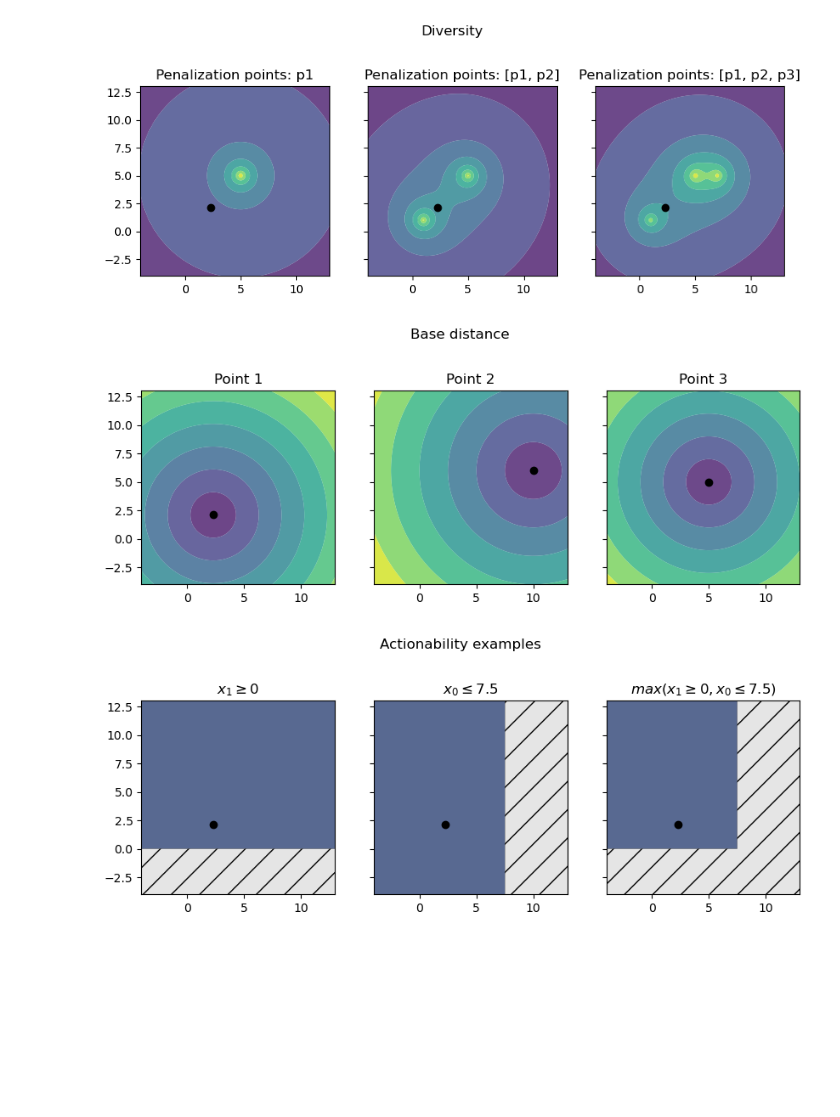
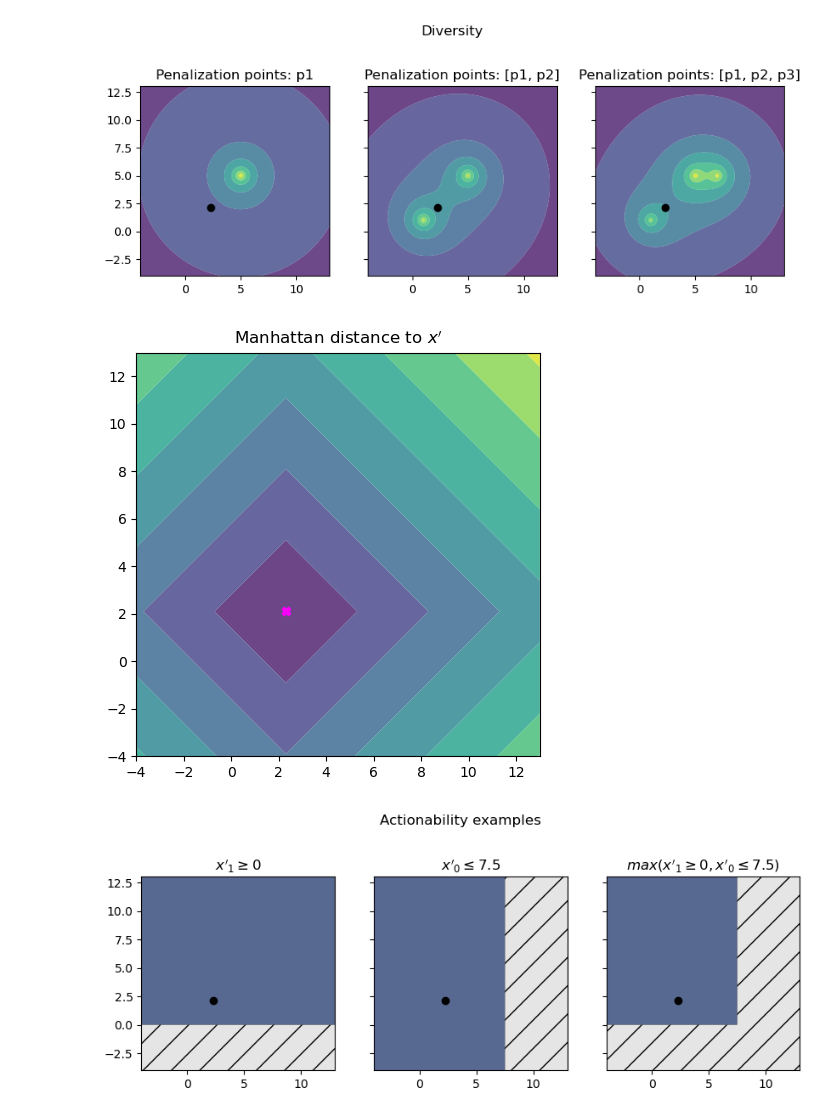
Before and after one commit to rrunix/phd_snippets, a Jupyter notebook: chapter_03.ipynb, the cells around one changed output. Drawn from its saved outputs; the diff is of its cells as text; code cells hidden in the pictures; blank space fills up the shorter version.

```diff
--- a/chapter_03.ipynb
+++ b/chapter_03.ipynb
@@ -240,47 +244,45 @@ fig.tight_layout()
 # %% [output]
 [figure]
 # %%
-distance_function = lambda x, y: np.linalg.norm(x - y, axis=1)
+distance_function = lambda x, y: np.linalg.norm(x - y, axis=1, ord=1)
 
 
 def distance_function_wrapper(base_point, distance=distance_function):
 
     def impl(X):
         return distance(base_point, X)
 
     return impl
 
 
-fig, (ax1, ax2, ax3) = plt.subplots(1, 3, figsize=(10, 3.1), sharey=True)
-ax1.set_box_aspect(1)
-ax2.set_box_aspect(1)
-ax3.set_box_aspect(1)
+fig, (ax1) = plt.subplots(1, 1, sharey=True, subplot_kw={'aspect': 1})
+#ax1.set_box_aspect(1)
+#ax2.set_box_aspect(1)
+#ax3.set_box_aspect(1)
 
 base_plot_1_distance = distance_function_wrapper(point[0, :])
-base_plot_2_distance = distance_function_wrapper(point[1, :])
-base_plot_3_distance = distance_function_wrapper(point[2, :])
+#base_plot_2_distance = distance_function_wrapper(point[1, :])
+#base_plot_3_distance = distance_function_wrapper(point[2, :])
 
 plot_decision_boundary([[-4, 13], [-4, 13]], base_plot_1_distance, 1000, ax=ax1)
-plot_decision_boundary([[-4, 13], [-4, 13]], base_plot_2_distance, 1000, ax=ax2)
-plot_decision_boundary([[-4, 13], [-4, 13]], base_plot_3_distance, 1000, ax=ax3)
+#plot_decision_boundary([[-4, 13], [-4, 13]], base_plot_2_distance, 1000, ax=ax2)
+#plot_decision_boundary([[-4, 13], [-4, 13]], base_plot_3_distance, 1000, ax=ax3)
 
 
-ax1.set_title("Point 1")
-ax1.scatter(point[0, 0], point[0, 1], c='black')
+ax1.set_title("Manhattan distance to $x'$")
+ax1.scatter(point[0, 0], point[0, 1], marker=factual_markers[0], c=factual_colours[0])
 
-ax2.set_title("Point 2")
-ax2.scatter(point[1, 0], point[1, 1], c='black')
+#ax2.set_title("$x_2$")
+#ax2.scatter(point[1, 0], point[1, 1], c='black')
 
-ax3.set_title("Point 3")
-ax3.scatter(point[2, 0], point[2, 1], c='black')
+#ax3.set_title("$x_3$")
+#ax3.scatter(point[2, 0], point[2, 1], c='black')
 
-fig.suptitle("Base distance", y=1.1)
-
-fig.savefig("imgs/base_distance.png", dpi=600)
-
+#fig.suptitle("Manhattan distance to point:", y=1.1)
 fig.tight_layout()
+fig.savefig("imgs/base_distance.png", dpi=600, bbox_inches='tight')
 # %% [output]
-[figure, old version]
+[figure, new version]
 # %%
 def actionability_wrapper(bounds, feature, penalization):
 
```
Also changed, not shown: parts of 12 cells of this notebook, 7 other files.
